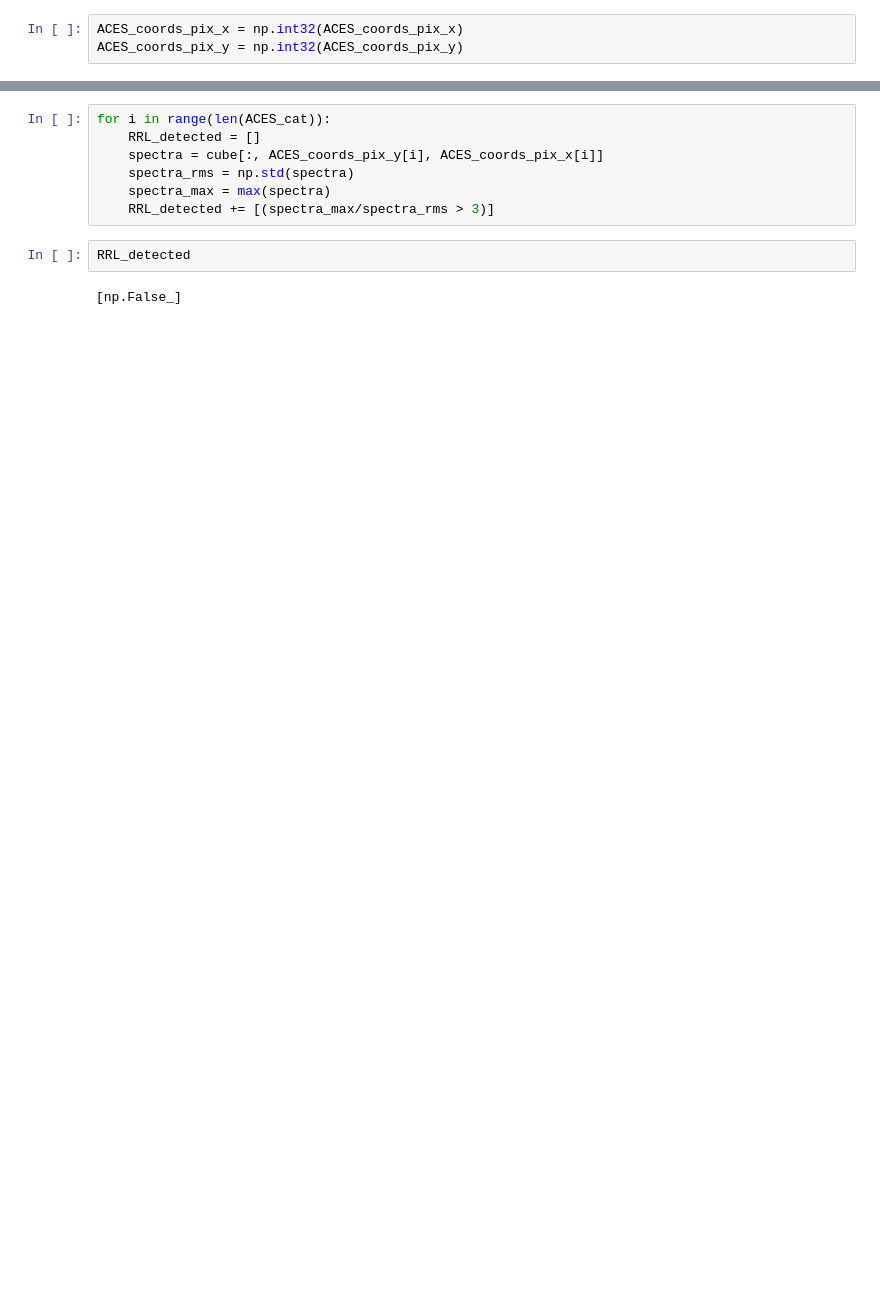
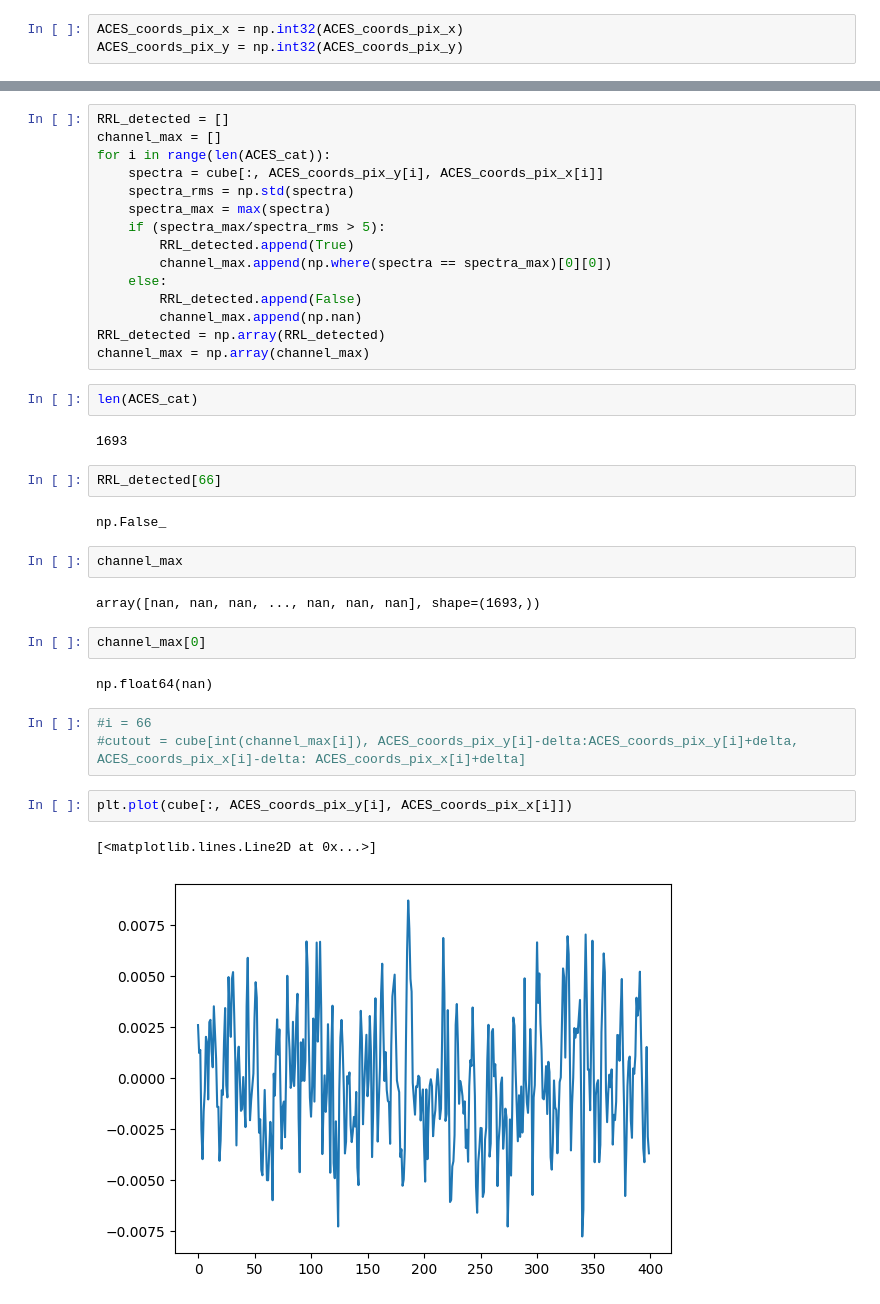
Before and after one commit to nbudaiev/ACES, a Jupyter notebook: cmz_sfr/RRL_search.ipynb, the cells around one changed output, grey strips where cells are left out. Saved outputs shown, nothing was run; the diff lists cells and outputs as text; blank space fills up the shorter version.

```diff
--- a/cmz_sfr/RRL_search.ipynb
+++ b/cmz_sfr/RRL_search.ipynb
@@ -44,11 +46,39 @@ plt.plot(spectra)
 # %%
+RRL_detected = []
+channel_max = []
 for i in range(len(ACES_cat)):
-    RRL_detected = []
     spectra = cube[:, ACES_coords_pix_y[i], ACES_coords_pix_x[i]]
     spectra_rms = np.std(spectra)
     spectra_max = max(spectra)
-    RRL_detected += [(spectra_max/spectra_rms > 3)]
+    if (spectra_max/spectra_rms > 5):
+        RRL_detected.append(True)
+        channel_max.append(np.where(spectra == spectra_max)[0][0])
+    else:
+        RRL_detected.append(False)
+        channel_max.append(np.nan)
+RRL_detected = np.array(RRL_detected)
+channel_max = np.array(channel_max)
-# %%
-RRL_detected
-# %% [output]
-[np.False_]
+# %%
+len(ACES_cat)
+# %% [output]
+1693
+# %%
+RRL_detected[66]
+# %% [output]
+np.False_
+# %%
+channel_max
+# %% [output]
+array([nan, nan, nan, ..., nan, nan, nan], shape=(1693,))
+# %%
+channel_max[0]
+# %% [output]
+np.float64(nan)
+# %%
+#i = 66
+#cutout = cube[int(channel_max[i]), ACES_coords_pix_y[i]-delta:ACES_coords_pix_y[i]+delta, ACES_coords_pix_x[i]-delta: ACES_coords_pix_x[i]+delta]
+# %%
+plt.plot(cube[:, ACES_coords_pix_y[i], ACES_coords_pix_x[i]])
+# %% [output]
+[<matplotlib.lines.Line2D at 0x...>]
+[figure, added]
```
Also changed, not shown: parts of 10 cells of this notebook, 2 other files.
